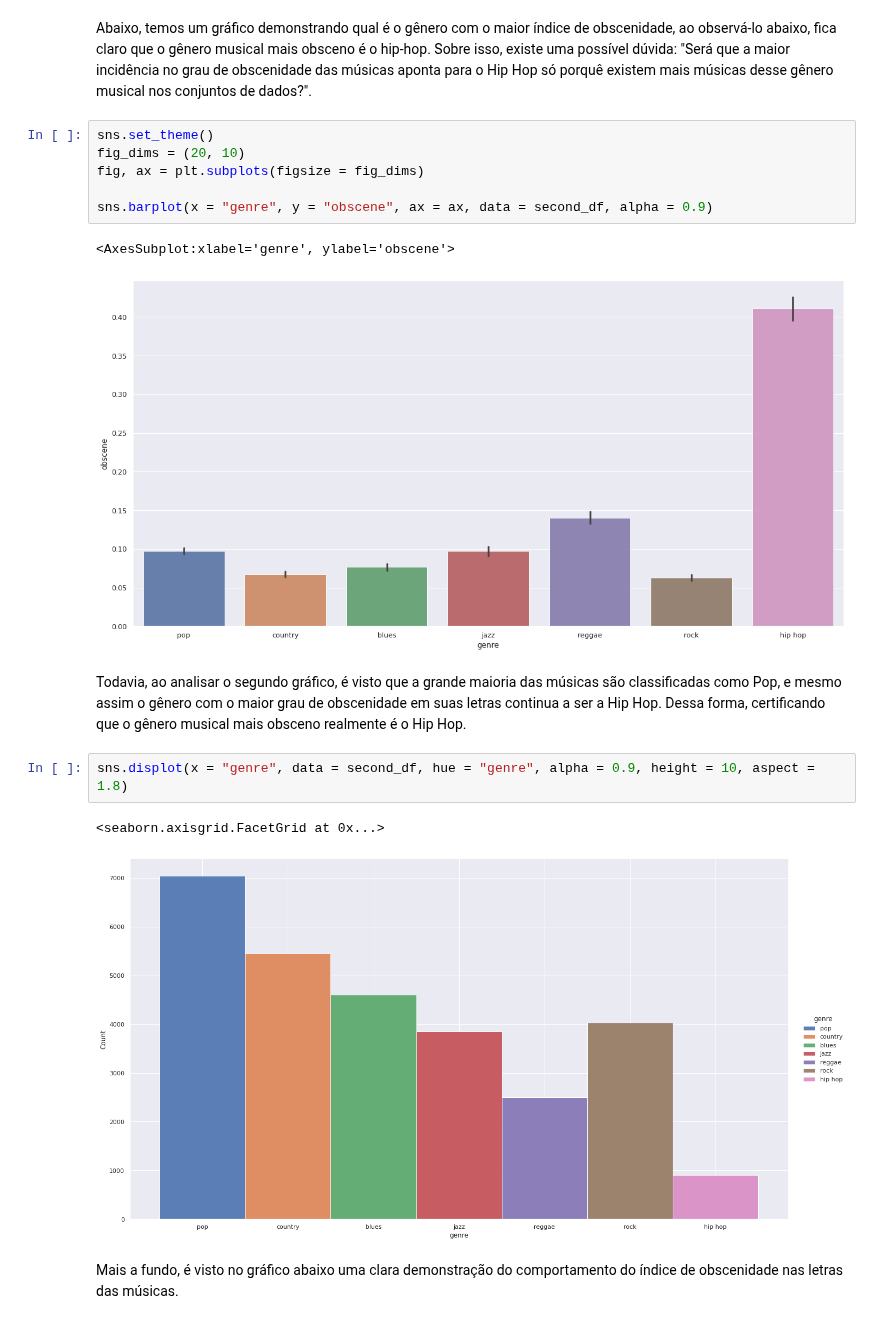
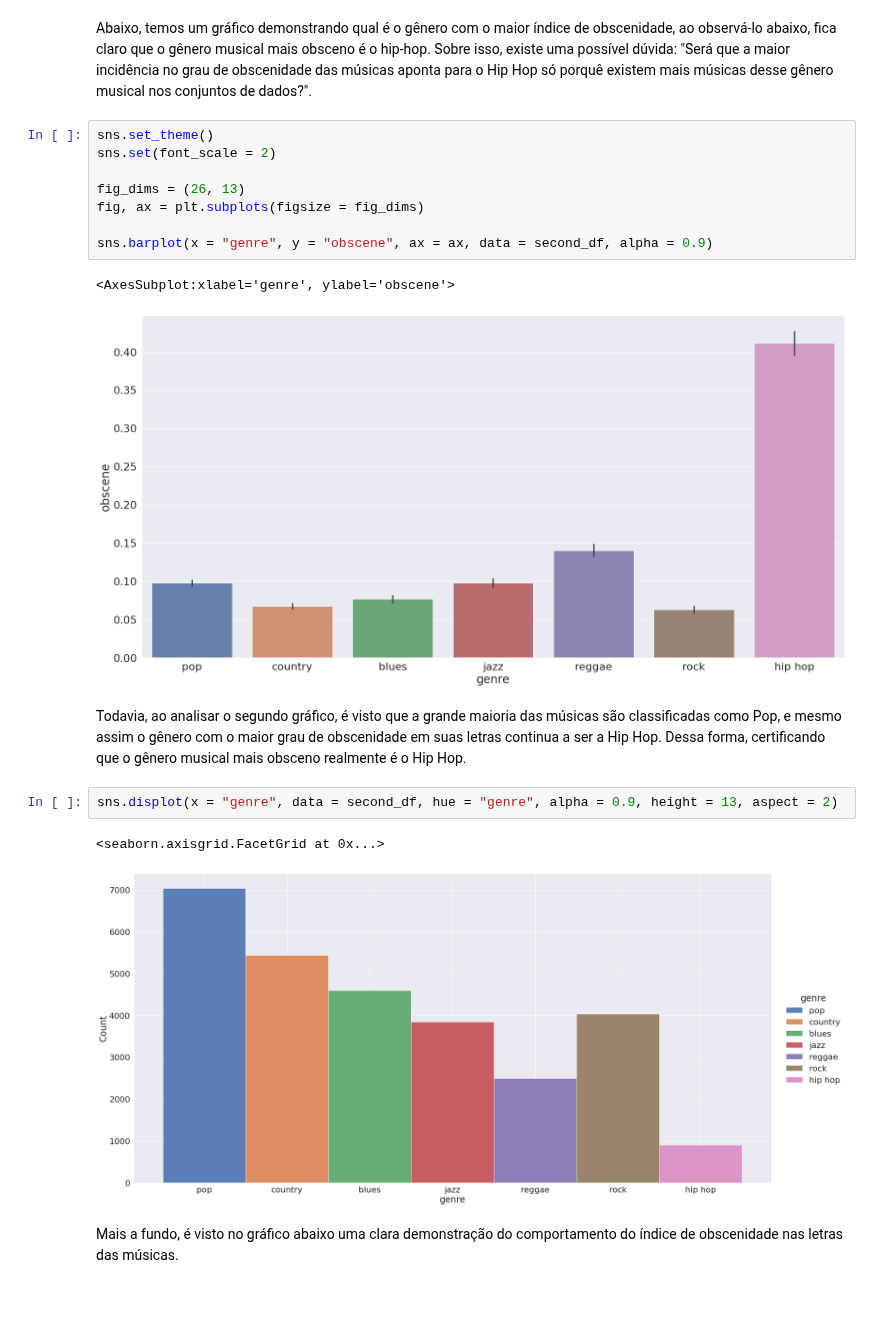
Before and after one commit to viniciusolzon/Music_Analysis, a Jupyter notebook: final_project.ipynb, the cells around one changed output. Cells and saved outputs as stored; diff of their text form.

```diff
--- a/final_project.ipynb
+++ b/final_project.ipynb
@@ -417,20 +417,22 @@ Para conseguir essa informação, vamos observar o grau de obscenidade de cada m
 Abaixo, temos um gráfico demonstrando qual é o gênero com o maior índice de obscenidade, ao observá-lo abaixo, fica claro que o gênero musical mais obsceno é o hip-hop. Sobre isso, existe uma possível dúvida: "Será que a maior incidência no grau de obscenidade das músicas aponta para o Hip Hop só porquê existem mais músicas desse gênero musical nos conjuntos de dados?".
 # %%
 sns.set_theme()
-fig_dims = (20, 10)
+sns.set(font_scale = 2)
+
+fig_dims = (26, 13)
 fig, ax = plt.subplots(figsize = fig_dims)
 
 sns.barplot(x = "genre", y = "obscene", ax = ax, data = second_df, alpha = 0.9)
 # %% [output]
 <AxesSubplot:xlabel='genre', ylabel='obscene'>
-[figure, old version]
+[figure, new version]
 # %% [markdown]
 Todavia, ao analisar o segundo gráfico, é visto que a grande maioria das músicas são classificadas como Pop, e mesmo assim o gênero com o maior grau de obscenidade em suas letras continua a ser a Hip Hop. Dessa forma, certificando que o gênero musical mais obsceno realmente é o Hip Hop.
 # %%
-sns.displot(x = "genre", data = second_df, hue = "genre", alpha = 0.9, height = 10, aspect = 1.8)
+sns.displot(x = "genre", data = second_df, hue = "genre", alpha = 0.9, height = 13, aspect = 2)
 # %% [output]
 <seaborn.axisgrid.FacetGrid at 0x...>
-[figure, old version]
+[figure, new version]
 # %% [markdown]
 Mais a fundo, é visto no gráfico abaixo uma clara demonstração do comportamento do índice de obscenidade nas letras das músicas.
 # %%
```
Also changed, not shown: parts of 10 cells of this notebook.
